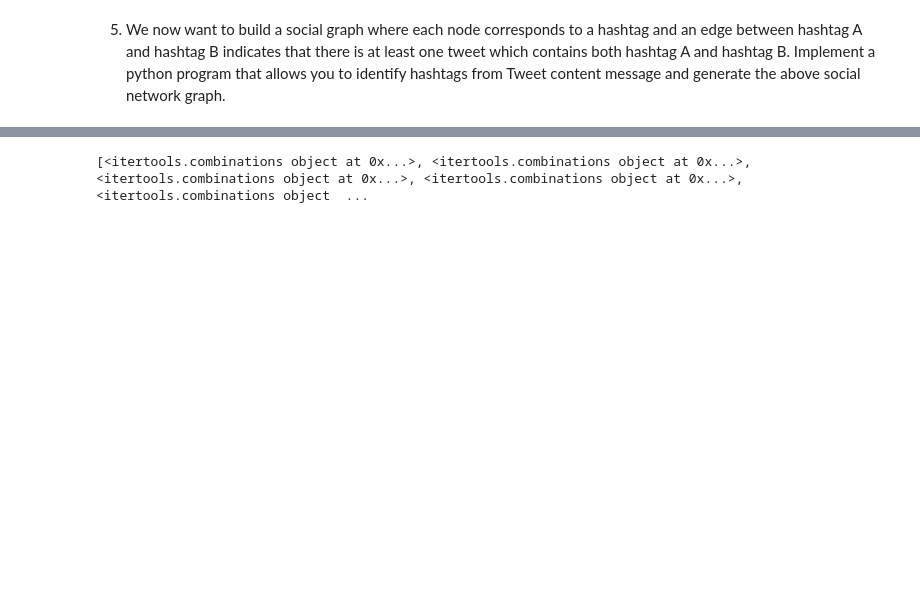
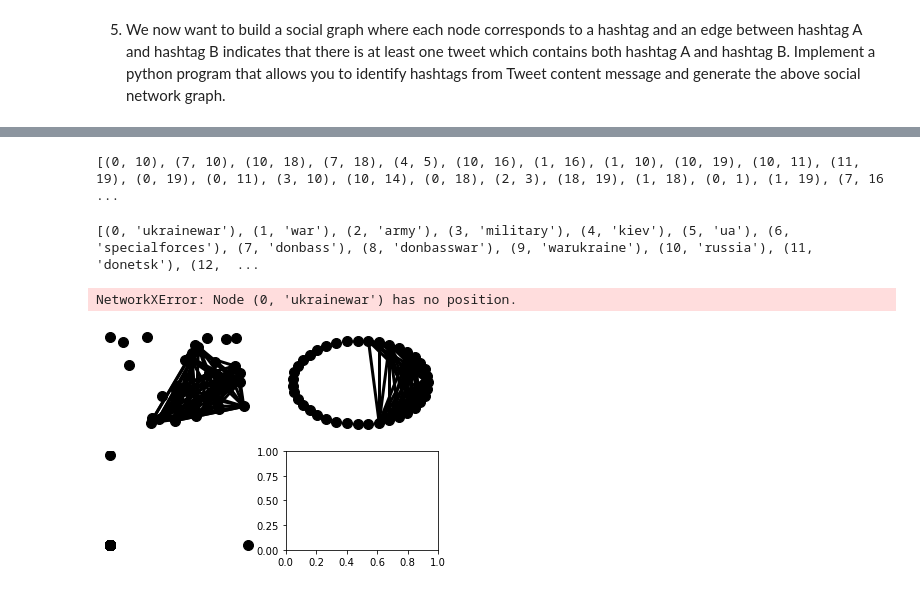
Before and after one commit to benedikt-armbruster/WarTwitterAnalysis, a Jupyter notebook: networkx.ipynb, the cells around one changed output, grey strips where cells are left out. Drawn from its saved outputs; the diff is of its cells as text; code cells hidden in the pictures; blank space fills up the shorter version.

Commit message:
question 5 - graph created

```diff
--- a/networkx.ipynb
+++ b/networkx.ipynb
@@ -31,8 +31,50 @@ import itertools
 combis = []
 
 for element in list_of_matches_with_more_than_one:
-    combis.append(itertools.combinations(element, 2))
+    combis.append(list(itertools.combinations(element, 2)))
 
-print(combis)
+#print(combis)
-# %% [output]
-[<itertools.combinations object at 0x...>, <itertools.combinations object at 0x...>, <itertools.combinations object at 0x...>, <itertools.combinations object at 0x...>, <itertools.combinations object  ...
+# %%
+edges = []
+for l in combis:
+    for t in l:
+        edge = (hashtags.index(t[0]),hashtags.index(t[1]))
+        edge = sorted (edge)
+        edge = tuple(edge)
+        if edge not in edges:
+            edges.append(edge)
+
+print(edges)
+# %% [output]
+[(0, 10), (7, 10), (10, 18), (7, 18), (4, 5), (10, 16), (1, 16), (1, 10), (10, 19), (10, 11), (11, 19), (0, 19), (0, 11), (3, 10), (10, 14), (0, 18), (2, 3), (18, 19), (1, 18), (0, 1), (1, 19), (7, 16 ...
+# %%
+import networkx as nx
+G = nx.Graph()
+# %%
+nodes = []
+for hashtag in hashtags:
+    nodes.append((hashtags.index(hashtag), hashtag))
+
+print(nodes)
+# %% [output]
+[(0, 'ukrainewar'), (1, 'war'), (2, 'army'), (3, 'military'), (4, 'kiev'), (5, 'ua'), (6, 'specialforces'), (7, 'donbass'), (8, 'donbasswar'), (9, 'warukraine'), (10, 'russia'), (11, 'donetsk'), (12,  ...
+# %%
+G.add_nodes_from(nodes)
+G.add_edges_from(edges)
+# %%
+options = {
+    'node_color': 'black',
+    'node_size': 100,
+    'width': 3,
+}
+subax1 = plt.subplot(221)
+nx.draw_random(G, **options)
+subax2 = plt.subplot(222)
+nx.draw_circular(G, **options)
+subax3 = plt.subplot(223)
+nx.draw_spectral(G, **options)
+subax4 = plt.subplot(224)
+nx.draw_shell(G, nlist=[range(5,10), range(5)], **options)
+# %% [output]
+NetworkXError: Node (0, 'ukrainewar') has no position.
+[figure, added]
```
Also changed, not shown: parts of 3 cells of this notebook.
